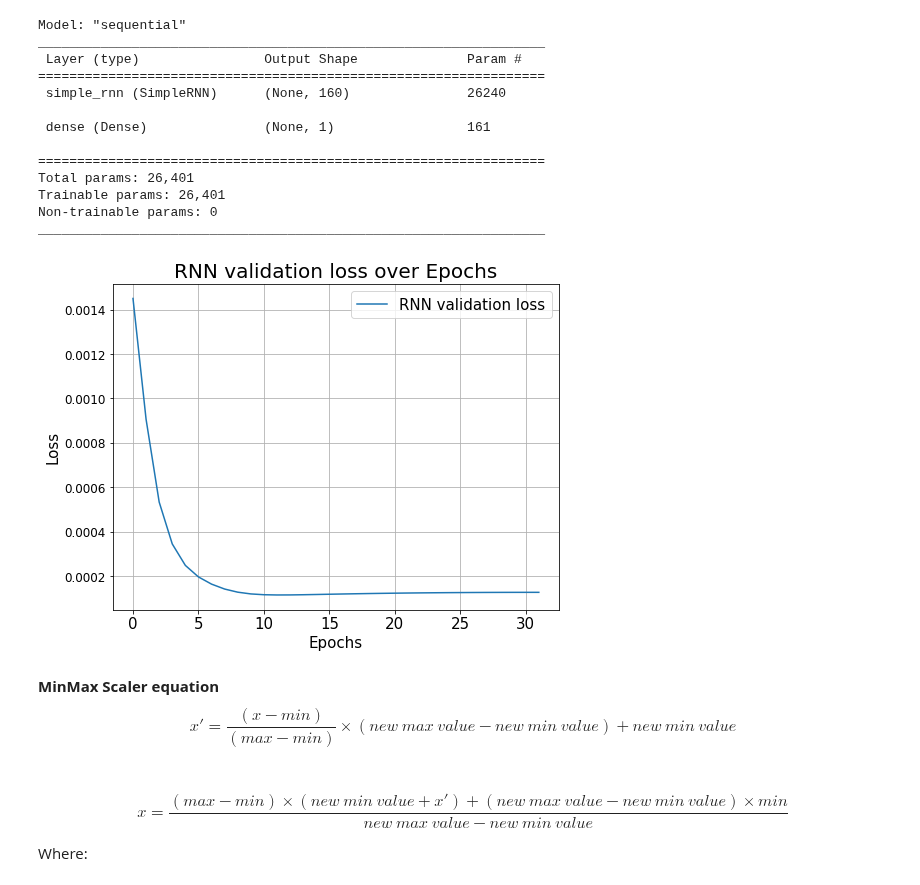
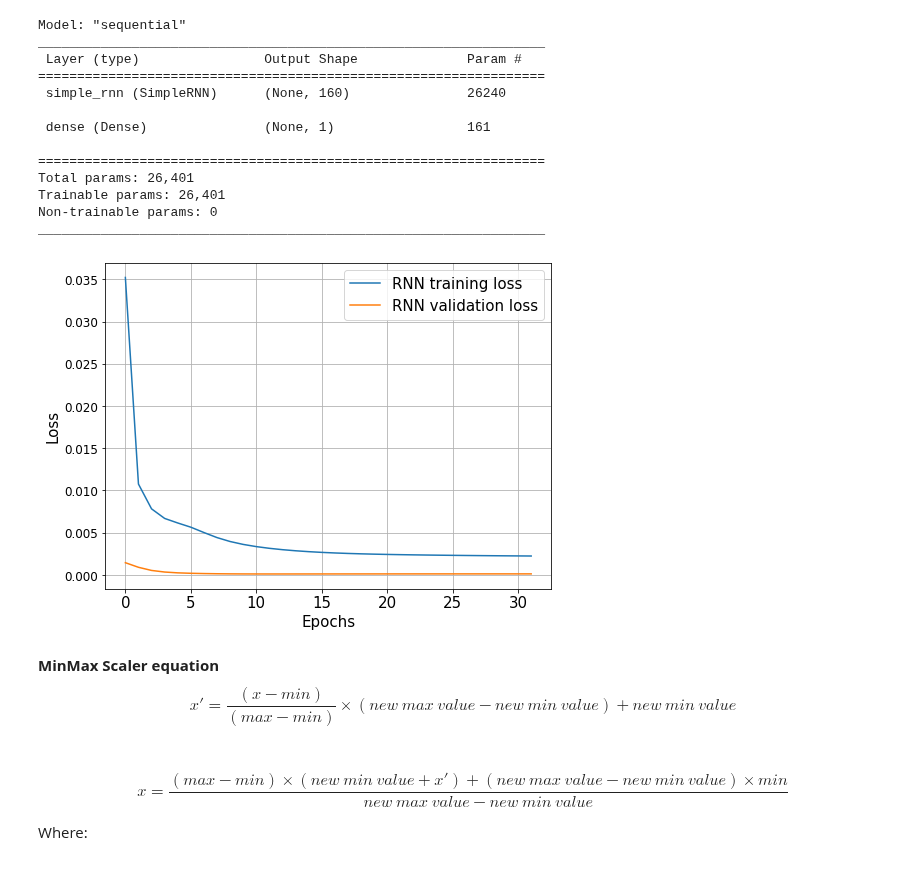
Before and after one commit to ashrafalaghbari/GA-TCN-LSTM, a Jupyter notebook: Reference_models/RNN_model.ipynb, the cells around one changed output. Saved outputs shown, nothing was run; the diff lists cells and outputs as text; code cells hidden in the pictures.

```diff
--- a/Reference_models/RNN_model.ipynb
+++ b/Reference_models/RNN_model.ipynb
@@ -394,18 +394,19 @@ _________________________________________________________________
 # %%
 # RNN validation loss over epochs
 fig, ax = plt.subplots(1, 1, figsize=(8,6))
+plt.plot(history.history['loss'], label='RNN training loss')
 plt.plot(history.history['val_loss'], label='RNN validation loss')
 plt.xlabel('Epochs', fontsize=15)
 plt.xticks(fontsize=15)
 plt.ylabel('Loss', fontsize=15)
 plt.yticks(fontsize=12)
-plt.title('RNN validation loss over Epochs', fontsize=20)
+# plt.title('RNN loss over Epochs', fontsize=20)
 plt.grid()
 plt.legend(fontsize=15)
-plt.savefig("RNN validation loss.png", format='png', dpi=1600, bbox_inches='tight')
+plt.savefig("RNN loss.png", format='png', dpi=1600, bbox_inches='tight')
 plt.show()
 # %% [output]
-[figure, old version]
+[figure, new version]
 # %% [markdown]
 **MinMax Scaler equation**
 $$x' = \frac{(x - min)}{(max - min)} \times (new\ max\ value - new\ min\  value) + new\ min\ value$$<br/>
```
Also changed, not shown: parts of 1 cell of this notebook, 2 other files.
